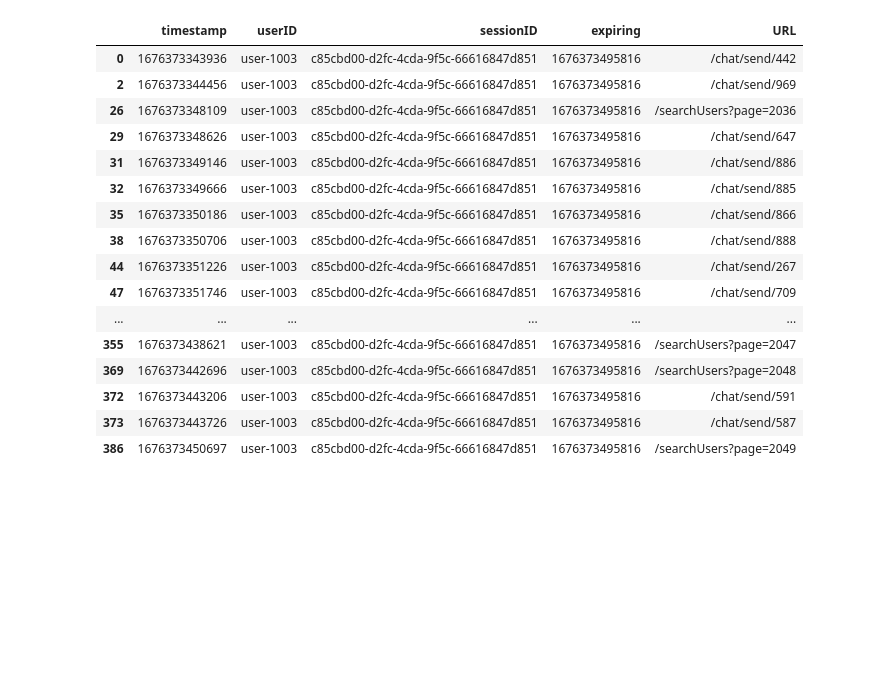
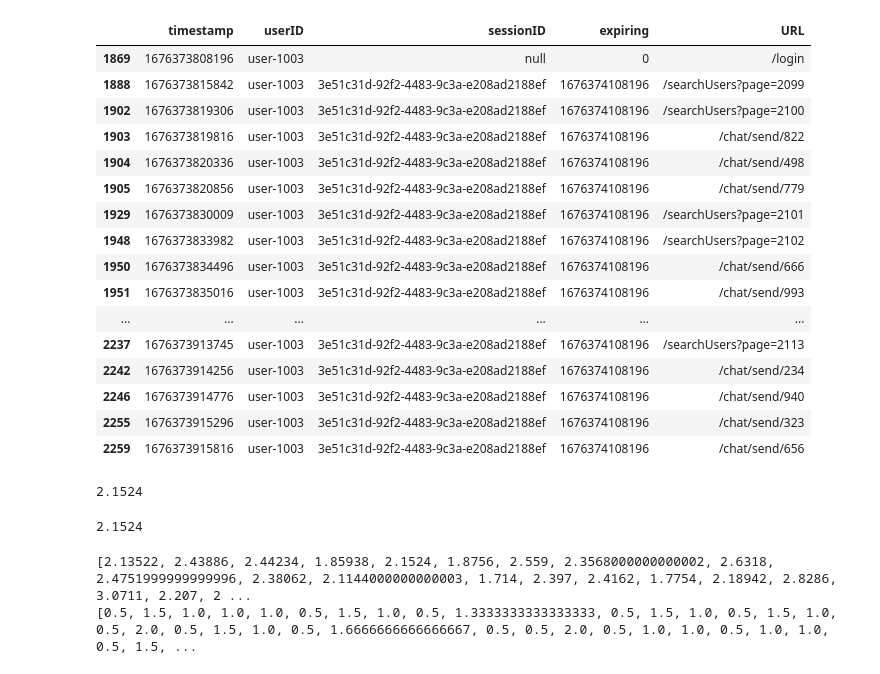
Before and after one commit to Request-analysis-ML/request-analyzer-model, a Jupyter notebook: scribbles.ipynb, the cells around one changed output. Cells and saved outputs as stored; diff of their text form; code cells hidden in the pictures; blank space fills up the shorter version.

```diff
--- a/scribbles.ipynb
+++ b/scribbles.ipynb
@@ -16,7 +19,4 @@ users = extract_users(data)
 # %%
-#Fetches the first user in list
-user1 = users[0]
-
 #This function will only be used for training data
 def split_user_df(dataframe, user):
 
@@ -31,24 +31,46 @@ def split_user_df(dataframe, user):
 
     #Returns a list of dataframes
     return dfs
-
-#Each of these dataframes represent how data fetched from redis might look like
-data_chunk = split_user_df(data, user1)[0]
-# %% [output]
-|  | timestamp | userID | sessionID | expiring | URL |
-| 0 | 1676373343936 | user-1003 | c85cbd00-d2fc-4cda-9f5c-66616847d851 | 1676373495816 | /chat/send/442 |
-| 2 | 1676373344456 | user-1003 | c85cbd00-d2fc-4cda-9f5c-66616847d851 | 1676373495816 | /chat/send/969 |
-| 26 | 1676373348109 | user-1003 | c85cbd00-d2fc-4cda-9f5c-66616847d851 | 1676373495816 | /searchUsers?page=2036 |
-| 29 | 1676373348626 | user-1003 | c85cbd00-d2fc-4cda-9f5c-66616847d851 | 1676373495816 | /chat/send/647 |
-| 31 | 1676373349146 | user-1003 | c85cbd00-d2fc-4cda-9f5c-66616847d851 | 1676373495816 | /chat/send/886 |
-| 32 | 1676373349666 | user-1003 | c85cbd00-d2fc-4cda-9f5c-66616847d851 | 1676373495816 | /chat/send/885 |
-| 35 | 1676373350186 | user-1003 | c85cbd00-d2fc-4cda-9f5c-66616847d851 | 1676373495816 | /chat/send/866 |
-| 38 | 1676373350706 | user-1003 | c85cbd00-d2fc-4cda-9f5c-66616847d851 | 1676373495816 | /chat/send/888 |
-| 44 | 1676373351226 | user-1003 | c85cbd00-d2fc-4cda-9f5c-66616847d851 | 1676373495816 | /chat/send/267 |
-| 47 | 1676373351746 | user-1003 | c85cbd00-d2fc-4cda-9f5c-66616847d851 | 1676373495816 | /chat/send/709 |
-| ... | ... | ... | ... | ... | ... |
-| 355 | 1676373438621 | user-1003 | c85cbd00-d2fc-4cda-9f5c-66616847d851 | 1676373495816 | /searchUsers?page=2047 |
-| 369 | 1676373442696 | user-1003 | c85cbd00-d2fc-4cda-9f5c-66616847d851 | 1676373495816 | /searchUsers?page=2048 |
-| 372 | 1676373443206 | user-1003 | c85cbd00-d2fc-4cda-9f5c-66616847d851 | 1676373495816 | /chat/send/591 |
-| 373 | 1676373443726 | user-1003 | c85cbd00-d2fc-4cda-9f5c-66616847d851 | 1676373495816 | /chat/send/587 |
-| 386 | 1676373450697 | user-1003 | c85cbd00-d2fc-4cda-9f5c-66616847d851 | 1676373495816 | /searchUsers?page=2049 |
+# %%
+#Each of these dataframes represent how data fetched from redis might look like
+data_chunk = split_user_df(data, user1)[4]
+
+#This is a dataframe of 50 requests made by user-1003
+data_chunk
+# %% [output]
+|  | timestamp | userID | sessionID | expiring | URL |
+| 1869 | 1676373808196 | user-1003 | null | 0 | /login |
+| 1888 | 1676373815842 | user-1003 | 3e51c31d-92f2-4483-9c3a-e208ad2188ef | 1676374108196 | /searchUsers?page=2099 |
+| 1902 | 1676373819306 | user-1003 | 3e51c31d-92f2-4483-9c3a-e208ad2188ef | 1676374108196 | /searchUsers?page=2100 |
+| 1903 | 1676373819816 | user-1003 | 3e51c31d-92f2-4483-9c3a-e208ad2188ef | 1676374108196 | /chat/send/822 |
+| 1904 | 1676373820336 | user-1003 | 3e51c31d-92f2-4483-9c3a-e208ad2188ef | 1676374108196 | /chat/send/498 |
+| 1905 | 1676373820856 | user-1003 | 3e51c31d-92f2-4483-9c3a-e208ad2188ef | 1676374108196 | /chat/send/779 |
+| 1929 | 1676373830009 | user-1003 | 3e51c31d-92f2-4483-9c3a-e208ad2188ef | 1676374108196 | /searchUsers?page=2101 |
+| 1948 | 1676373833982 | user-1003 | 3e51c31d-92f2-4483-9c3a-e208ad2188ef | 1676374108196 | /searchUsers?page=2102 |
+| 1950 | 1676373834496 | user-1003 | 3e51c31d-92f2-4483-9c3a-e208ad2188ef | 1676374108196 | /chat/send/666 |
+| 1951 | 1676373835016 | user-1003 | 3e51c31d-92f2-4483-9c3a-e208ad2188ef | 1676374108196 | /chat/send/993 |
+| ... | ... | ... | ... | ... | ... |
+| 2237 | 1676373913745 | user-1003 | 3e51c31d-92f2-4483-9c3a-e208ad2188ef | 1676374108196 | /searchUsers?page=2113 |
+| 2242 | 1676373914256 | user-1003 | 3e51c31d-92f2-4483-9c3a-e208ad2188ef | 1676374108196 | /chat/send/234 |
+| 2246 | 1676373914776 | user-1003 | 3e51c31d-92f2-4483-9c3a-e208ad2188ef | 1676374108196 | /chat/send/940 |
+| 2255 | 1676373915296 | user-1003 | 3e51c31d-92f2-4483-9c3a-e208ad2188ef | 1676374108196 | /chat/send/323 |
+| 2259 | 1676373915816 | user-1003 | 3e51c31d-92f2-4483-9c3a-e208ad2188ef | 1676374108196 | /chat/send/656 |
+# %%
+#Next we want to check the time between the requests in each chunk and calculate the mean
+def calc_avg_timediff(userdata):
+    #We get a list of all timestamps within the data chunk
+    timestamps = userdata['timestamp'].tolist()
+    timestamps = np.array(timestamps)
+
+    #calculates the avarage in milliseconds
+    avg_ms = np.average(np.diff(timestamps))
+
+    return avg_ms/1000
+# %% [output]
+2.1524
+# %%
+#This gives us the avarage time between the requests of the dataframe above
+avg_time_diff = calc_avg_timediff(data_chunk)
+avg_time_diff
+# %% [output]
+2.1524
@@ -54,0 +119,7 @@ data_chunk = split_user_df(data, user1)[0]
+# %%
+
+print(avg_req_frequences)
+print(avg_tokens)
+# %% [output]
+[2.13522, 2.43886, 2.44234, 1.85938, 2.1524, 1.8756, 2.559, 2.3568000000000002, 2.6318, 2.4751999999999996, 2.38062, 2.1144000000000003, 1.714, 2.397, 2.4162, 1.7754, 2.18942, 2.8286, 3.0711, 2.207, 2 ...
+[0.5, 1.5, 1.0, 1.0, 1.0, 0.5, 1.5, 1.0, 0.5, 1.3333333333333333, 0.5, 1.5, 1.0, 0.5, 1.5, 1.0, 0.5, 2.0, 0.5, 1.5, 1.0, 0.5, 1.6666666666666667, 0.5, 0.5, 2.0, 0.5, 1.0, 1.0, 0.5, 1.0, 1.0, 0.5, 1.5, ...
```
Also changed, not shown: parts of 3 cells of this notebook.
